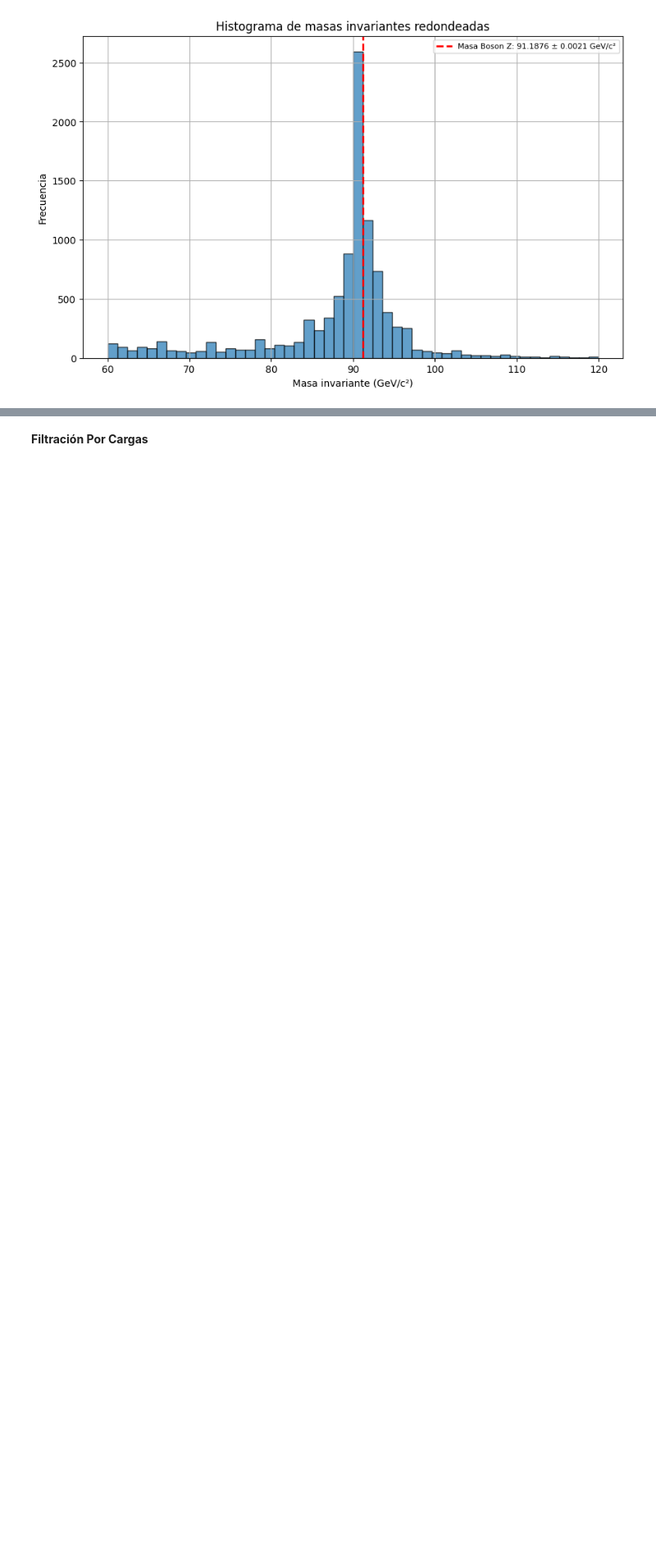
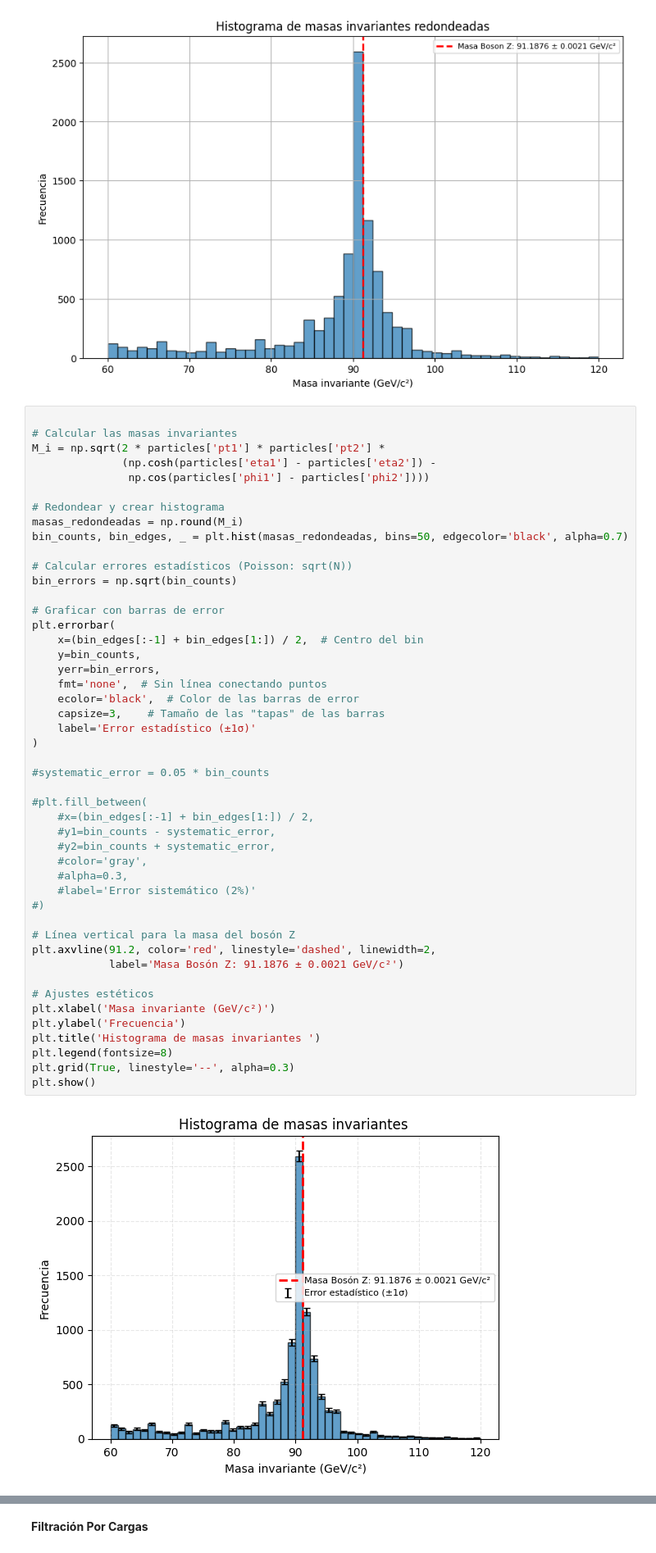
Before and after one commit to ProgramasParaFisicaDeParticulas/lecturadedatosabiertoscmszmumu-Zomeb0dy, a Jupyter notebook: Delfin2022_CMSOpenDataZtoMuMu.ipynb, the cells around one changed output, grey strips where cells are left out. Shown at 82% size. Saved outputs shown, nothing was run; the diff lists cells and outputs as text; blank space fills up the shorter version.

```diff
--- a/Delfin2022_CMSOpenDataZtoMuMu.ipynb
+++ b/Delfin2022_CMSOpenDataZtoMuMu.ipynb
@@ -106,3 +106,52 @@ plt.grid(True)
 plt.show()
 # %% [output]
 [figure]
+# %%
+
+# Calcular las masas invariantes
+M_i = np.sqrt(2 * particles['pt1'] * particles['pt2'] *
+              (np.cosh(particles['eta1'] - particles['eta2']) -
+               np.cos(particles['phi1'] - particles['phi2'])))
+
+# Redondear y crear histograma
+masas_redondeadas = np.round(M_i)
+bin_counts, bin_edges, _ = plt.hist(masas_redondeadas, bins=50, edgecolor='black', alpha=0.7)
+
+# Calcular errores estadísticos (Poisson: sqrt(N))
+bin_errors = np.sqrt(bin_counts)
+
+# Graficar con barras de error
+plt.errorbar(
+    x=(bin_edges[:-1] + bin_edges[1:]) / 2,  # Centro del bin
+    y=bin_counts,
+    yerr=bin_errors,
+    fmt='none',  # Sin línea conectando puntos
+    ecolor='black',  # Color de las barras de error
+    capsize=3,    # Tamaño de las "tapas" de las barras
+    label='Error estadístico (±1σ)'
+)
+
+#systematic_error = 0.05 * bin_counts
+
+#plt.fill_between(
+    #x=(bin_edges[:-1] + bin_edges[1:]) / 2,
+    #y1=bin_counts - systematic_error,
+    #y2=bin_counts + systematic_error,
+    #color='gray',
+    #alpha=0.3,
+    #label='Error sistemático (2%)'
+#)
+
+# Línea vertical para la masa del bosón Z
+plt.axvline(91.2, color='red', linestyle='dashed', linewidth=2,
+            label='Masa Bosón Z: 91.1876 ± 0.0021 GeV/c²')
+
+# Ajustes estéticos
+plt.xlabel('Masa invariante (GeV/c²)')
+plt.ylabel('Frecuencia')
+plt.title('Histograma de masas invariantes ')
+plt.legend(fontsize=8)
+plt.grid(True, linestyle='--', alpha=0.3)
+plt.show()
+# %% [output]
+[figure, added]
```
Also changed, not shown: parts of 41 cells of this notebook.
